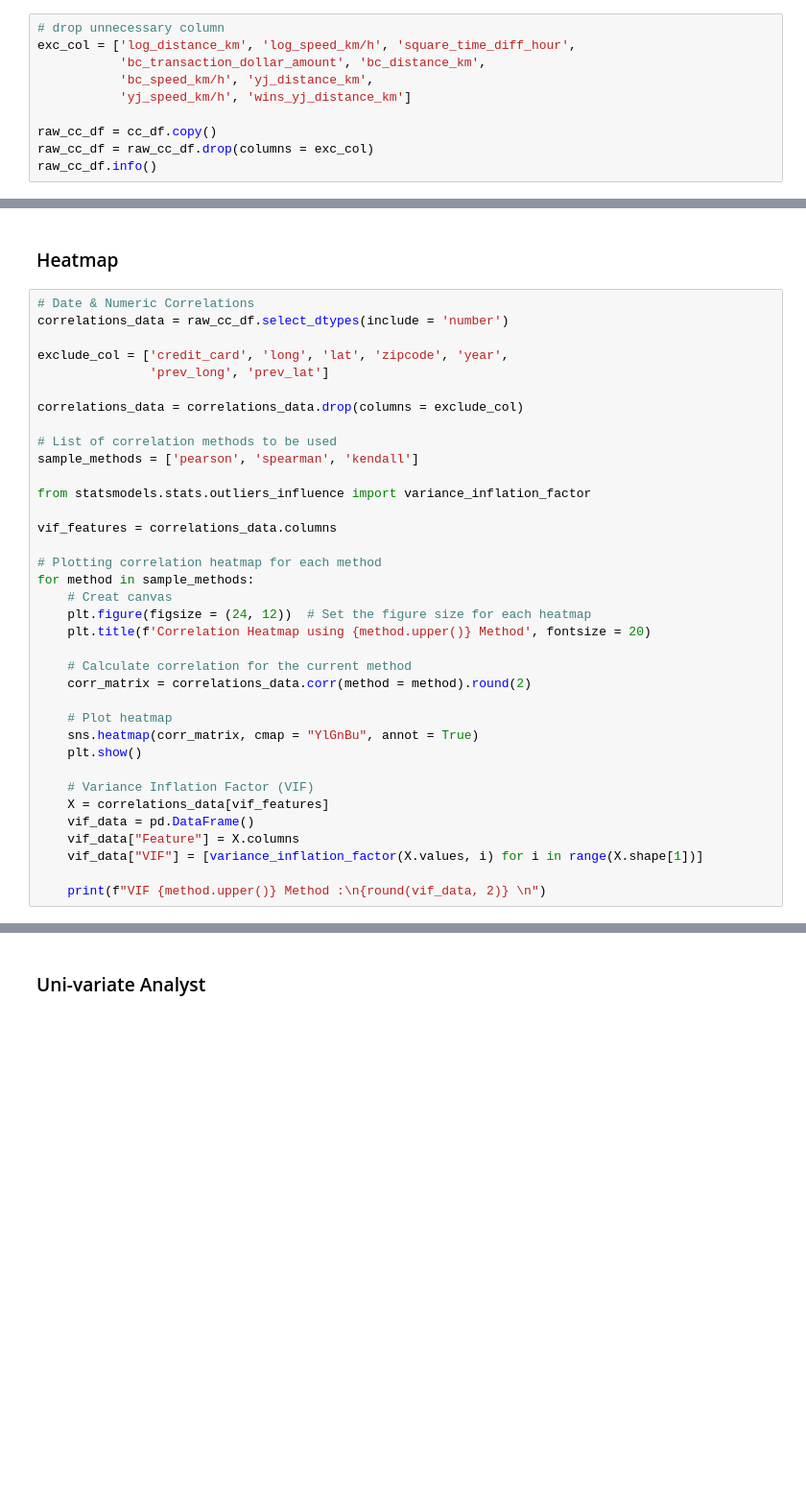
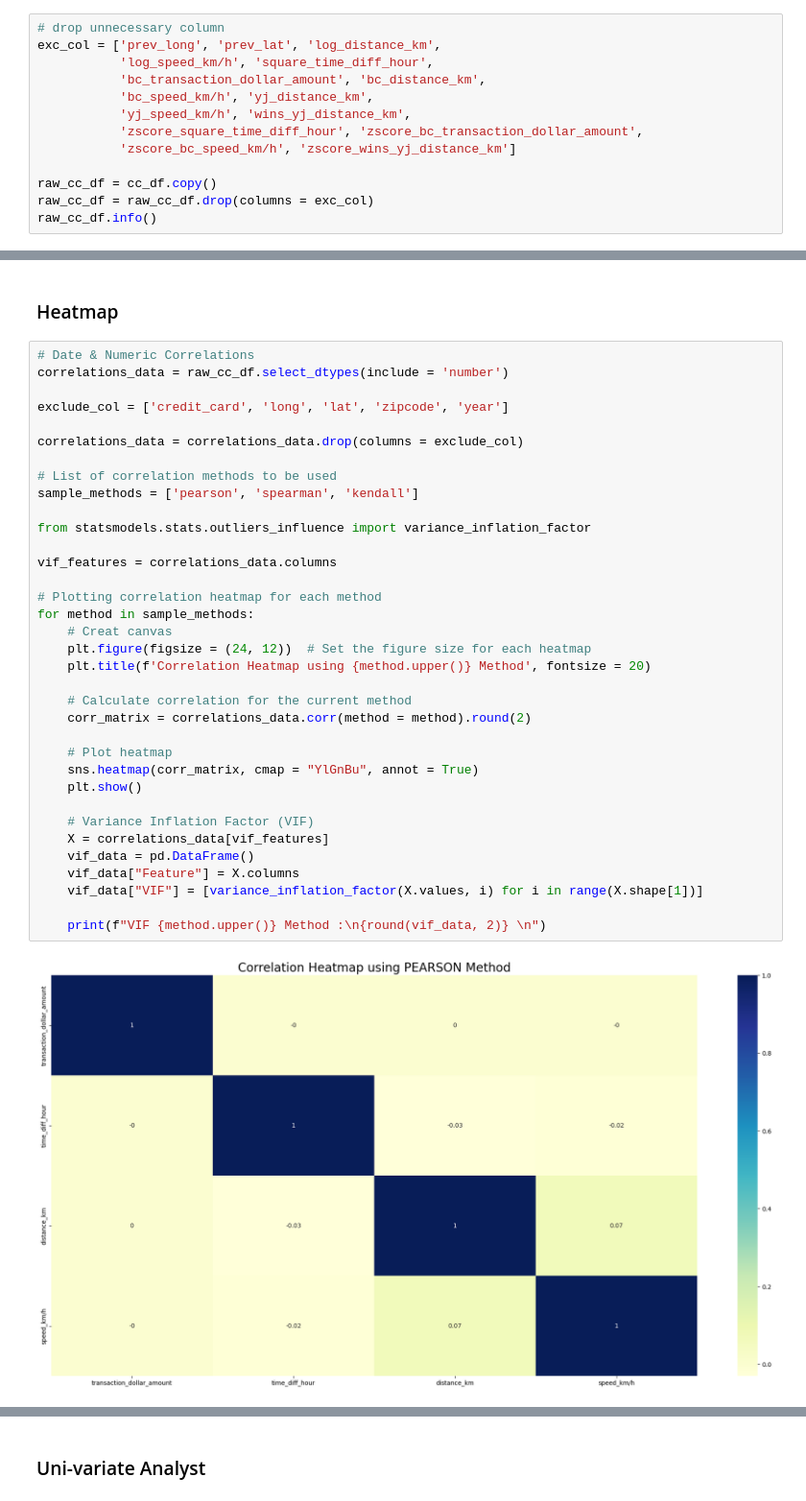
Before and after one commit to Pra5etya/Credit-Card-Fraud-Transactions, a Jupyter notebook: etl/data_exploration.ipynb, the cells around one changed output, grey strips where cells are left out. Shown at 96% size. Drawn from its saved outputs; the diff is of its cells as text; blank space fills up the shorter version.

```diff
--- a/etl/data_exploration.ipynb
+++ b/etl/data_exploration.ipynb
@@ -926,9 +926,12 @@ plt.show()
 # %%
 # drop unnecessary column
-exc_col = ['log_distance_km', 'log_speed_km/h', 'square_time_diff_hour',
+exc_col = ['prev_long', 'prev_lat', 'log_distance_km',
+           'log_speed_km/h', 'square_time_diff_hour',
            'bc_transaction_dollar_amount', 'bc_distance_km',
            'bc_speed_km/h', 'yj_distance_km',
-           'yj_speed_km/h', 'wins_yj_distance_km']
+           'yj_speed_km/h', 'wins_yj_distance_km',
+           'zscore_square_time_diff_hour', 'zscore_bc_transaction_dollar_amount',
+           'zscore_bc_speed_km/h', 'zscore_wins_yj_distance_km']
 
 raw_cc_df = cc_df.copy()
 raw_cc_df = raw_cc_df.drop(columns = exc_col)
@@ -963,35 +962,36 @@ SyntaxError: invalid syntax (1956161212.py, line 1)
 # Date & Numeric Correlations
 correlations_data = raw_cc_df.select_dtypes(include = 'number')
 
-exclude_col = ['credit_card', 'long', 'lat', 'zipcode', 'year',
-               'prev_long', 'prev_lat']
+exclude_col = ['credit_card', 'long', 'lat', 'zipcode', 'year']
 
 correlations_data = correlations_data.drop(columns = exclude_col)
 
 # List of correlation methods to be used
 sample_methods = ['pearson', 'spearman', 'kendall']
 
 from statsmodels.stats.outliers_influence import variance_inflation_factor
 
 vif_features = correlations_data.columns
 
 # Plotting correlation heatmap for each method
 for method in sample_methods:
     # Creat canvas
     plt.figure(figsize = (24, 12))  # Set the figure size for each heatmap
     plt.title(f'Correlation Heatmap using {method.upper()} Method', fontsize = 20)
 
     # Calculate correlation for the current method
     corr_matrix = correlations_data.corr(method = method).round(2)
 
     # Plot heatmap
     sns.heatmap(corr_matrix, cmap = "YlGnBu", annot = True)
     plt.show()
 
     # Variance Inflation Factor (VIF)
     X = correlations_data[vif_features]
     vif_data = pd.DataFrame()
     vif_data["Feature"] = X.columns
     vif_data["VIF"] = [variance_inflation_factor(X.values, i) for i in range(X.shape[1])]
 
     print(f"VIF {method.upper()} Method :\n{round(vif_data, 2)} \n")
+# %% [output]
+[figure, added]
```
Also changed, not shown: parts of 60 cells of this notebook, 9 other files.
